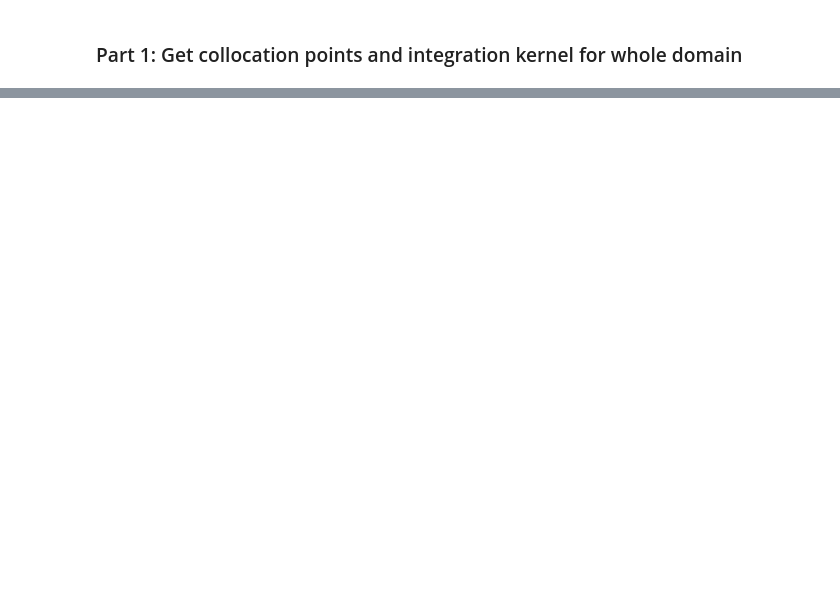
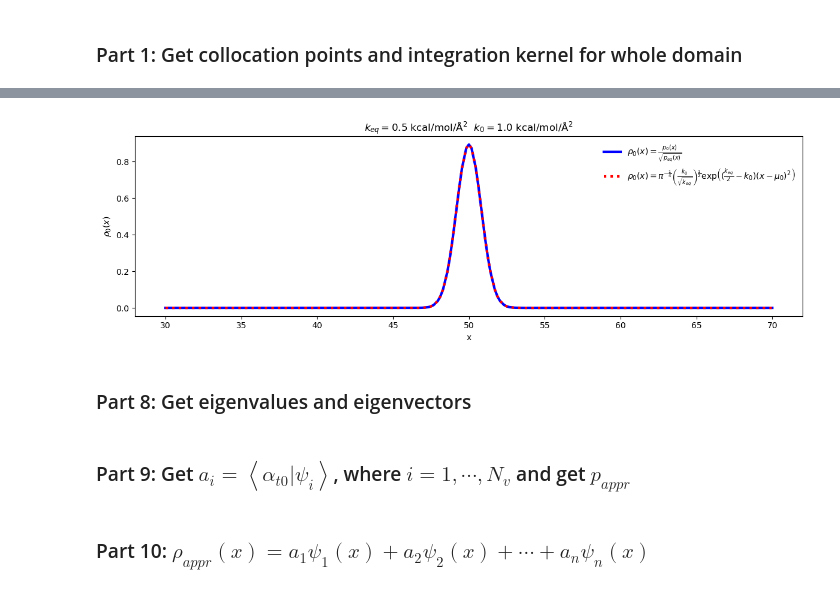
Before and after one commit to yizaochen/Alphabeta, a Jupyter notebook: notebooks/assemble_gaussian_test.ipynb, the cells around one changed output, grey strips where cells are left out. Drawn from its saved outputs; the diff is of its cells as text; code cells hidden in the pictures; blank space fills up the shorter version.

```diff
--- a/notebooks/assemble_gaussian_test.ipynb
+++ b/notebooks/assemble_gaussian_test.ipynb
@@ -116,0 +104,6 @@ plt.show()
+# %%
+k0 = 1.1 # unit: kcal/mol/angstrom^2
+sigma0 = 1 / sqrt(2 * k0)
+mu_0 = 50
+V0 = harmonic_well_k_mean(xref, k0, mu_0)
+p0, C0 = get_peq_c(V0, w0);
@@ -116,0 +112,29 @@ plt.show()
+# %%
+rho0_by_rhoeq = p0 ./ rho_eq;
+# %%
+first = pi^(-1/4) * sqrt(k0 / sqrt(k_eq))
+second = (k_eq / 2) - k0
+exp_term = exp.(second .* (xref .- mu_0).^2)
+rho0_by_k = first .* exp_term
+rho0_by_k = max.(rho0_by_k, 1e-10);
+# %%
+fig, ax = plt.subplots(ncols=1, nrows=1, figsize=(12, 4))
+
+label1 = "\$ \\rho_0(x) = \\frac{p_0(x)}{\\sqrt{p_{eq}(x)}} \$"
+temp1 = "\$ \\rho_0(x) =  \\pi^{-\\frac{1}{4}} \\left(\\frac{k_0}{\\sqrt{k_{eq}}}\\right)^{\\frac{1}{2}}"
+temp2 = "\\exp{\\left( (\\frac{k_{eq}}{2}- k_0 ) (x - \\mu_0 )^2 \\right)} \$"
+label2 = @sprintf "%s %s" temp1 temp2
+ax.plot(xref, rho0_by_rhoeq, label=label1, linestyle="-", linewidth=3, color="blue")
+ax.plot(xref, rho0_by_k, label=label2, linestyle=":", linewidth=3, color="red")
+ax.set_xlabel("x")
+ax.set_ylabel("\$ \\rho_0(x) \$")
+ax.legend(frameon=false)
+title = @sprintf "\$ k_{eq} = %3.1f \$ kcal/mol/Å\$^2\$  \$ k_{0} = %3.1f \$ kcal/mol/Å\$^2\$" k_eq k0
+ax.set_title(title)
+plt.tight_layout()
+#plt.savefig("rho0_analytical.png", dpi=100)
+plt.show()
+# %% [output]
+[figure, added]
+# %% [markdown]
+### Part 8: Get eigenvalues and eigenvectors
@@ -116,0 +144,2 @@ plt.show()
+# %% [markdown]
+### Part 9: Get $a_i = \left<\alpha_{t0} | \psi_i \right>$, where $i=1,\cdots,N_v$ and get $p_{appr}$
@@ -116,0 +149,2 @@ plt.show()
+# %% [markdown]
+### Part 10: $\rho_{appr}(x) = a_1 \psi_1(x)+ a_2 \psi_2(x)+\cdots+ a_n \psi_n(x) $
```
Also changed, not shown: parts of 39 cells of this notebook.
